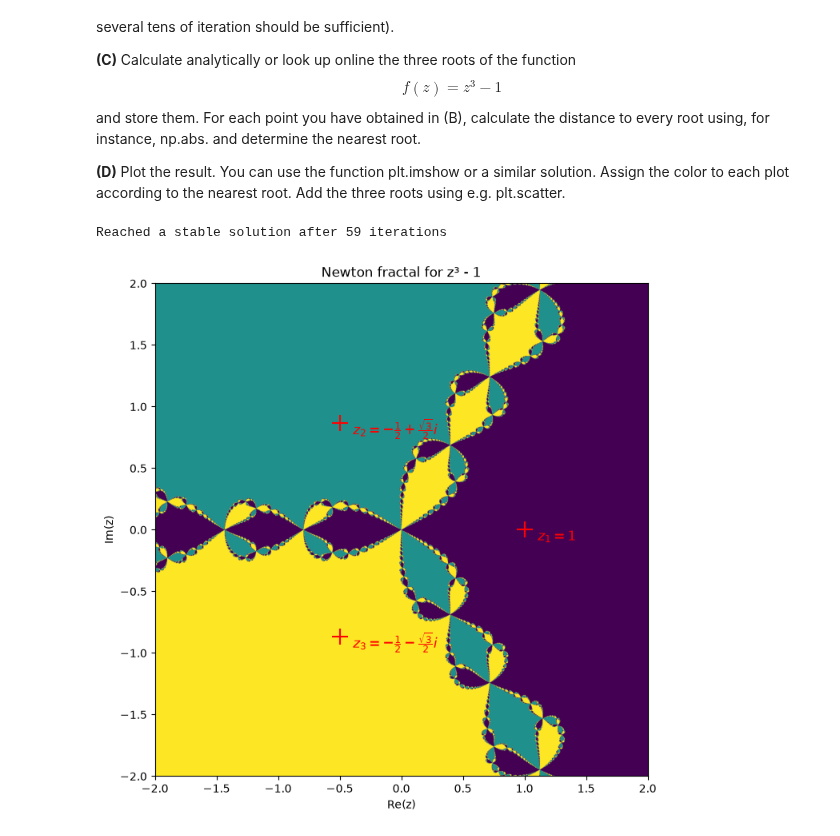
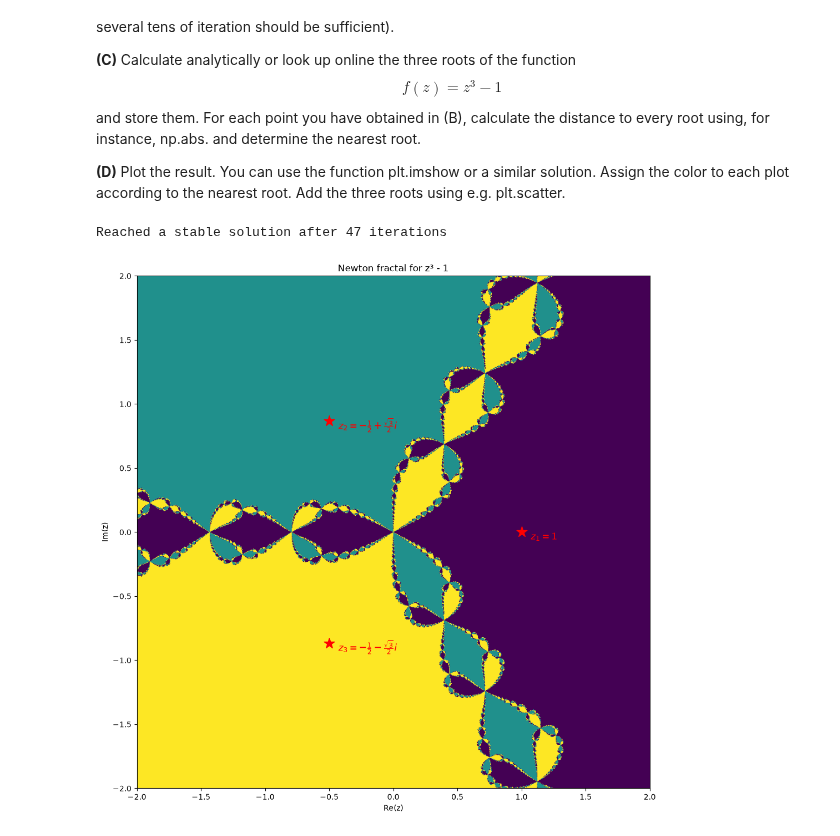
Before and after one commit to MarcusFri/NumAstro2026W_MarcusFrischherz_08225094, a Jupyter notebook: Exercise_sheet_3.ipynb, the cells around one changed output. Saved outputs shown, nothing was run; the diff lists cells and outputs as text; code cells hidden in the pictures.

```diff
--- a/Exercise_sheet_3.ipynb
+++ b/Exercise_sheet_3.ipynb
@@ -285,18 +285,18 @@ In the lecture, we discussed the Newton fractal. The aim of this exercise is to
 import matplotlib.pyplot as plt
 import numpy as np
 
-grid = np.linspace(-2, 2, 2000)
-A, B = np.meshgrid(grid, grid)
+grid = np.linspace(-2, 2, 1000)     # using an even number of points I avoid the origin (0, 0j)
+A, B = np.meshgrid(grid, grid)      # where I would have division by zero
 
-Z = A + B * 1j
+Z = A + B * 1j                      # 2D array of starting points in the complex number plane
 
-x1 = 1 + 0j
-x2 = -0.5 + np.sqrt(3) / 2 * 1j
+x1 = 1 + 0j                         # first root, easy to guess
+x2 = -0.5 + np.sqrt(3) / 2 * 1j     # other two root follow from separating the first root
 x3 = -0.5 - np.sqrt(3) / 2 * 1j
-xr = [x1.real, x2.real, x3.real]
+xr = [x1.real, x2.real, x3.real]    # xr, xi used for the scatter plot of the 3 analytic roots
 xi = [x1.imag, x2.imag, x3.imag]
 
-def frac(C):
+def frac(C):                        # Newton-Raphson
     return C - (C**3 - 1) / (3 * C**2)
 
 iter = 0
@@ -304,55 +304,59 @@ nearest = np.zeros_like(Z, dtype=int)
 for i in range(100):
     iter += 1
     Z = frac(Z)
-
-    if np.all(abs(Z**3 - 1) < 1e-8):
+                                    # 100 iteration is the safety net
+                                    # but when all points are close enough to satisfying the equation
+                                    # we break the iteration
+    if np.all(abs(Z**3 - 1) < 1e-6):
         print(f'Reached a stable solution after {iter} iterations')
         break
 
-dist_x1 = abs(Z - x1)
-dist_x2 = abs(Z - x2)
-dist_x3 = abs(Z - x3)
-mask1 = (dist_x1 < dist_x2) & (dist_x1 < dist_x3)
-mask2 = (dist_x2 < dist_x3) & (dist_x2 < dist_x1)
-mask3 = (dist_x3 < dist_x1) & (dist_x3 < dist_x2)
+dist_x1 = abs(Z - x1)               # distances to roots
+dist_x2 = abs(Z - x2)               # NB: for showing the fractal, there exists a much nicer way:
+dist_x3 = abs(Z - x3)               # set up an array angle = arg(Z)
+mask1 = (dist_x1 < dist_x2) & (dist_x1 < dist_x3)   # this will point into 0, 120°, -120°
+mask2 = (dist_x2 < dist_x3) & (dist_x2 < dist_x1)   # and gives the same pretty image
+mask3 = (dist_x3 < dist_x1) & (dist_x3 < dist_x2)   # without these cumbersome distances and masks
 nearest[mask1] = 1
 nearest[mask2] = 2
 nearest[mask3] = 3
 
+#print(nearest)
+
 labels = [
     r'$z_1 = 1$',
-    r'$z_2 = -\frac{1}{2} + \frac{\sqrt{3}}{2}i$',
+    r'$z_2 = -\frac{1}{2} + \frac{\sqrt{3}}{2}i$',  # r (raw) strings escape special characters used in the LaTex formulae
     r'$z_3 = -\frac{1}{2} - \frac{\sqrt{3}}{2}i$'
 ]
 
-plt.figure(figsize=(8, 8))
+plt.figure(figsize=(12, 12))
 
-plt.imshow(
+plt.imshow(                         # imshow() would show me pixel coordinates
     nearest,
-    extent=[-2, 2, -2, 2],
-    origin="lower",
+    extent=[-2, 2, -2, 2],          # with extent I scale to my actual coordinates
+    origin="lower",                 # and imshow() puts the origin by default in the upper left corner
+    cmap='viridis',
     alpha=1
 )
-
-plt.scatter(xr, xi, c='red', s=200, marker='+')
-
+#plt.colorbar(label="index of root")    # we could put a colorbar, but it is not really helpful here
+                                    # mark the analytical roots
+plt.scatter(xr, xi, c='red', s=200, marker='*')
 
 for j in range(3):
-    plt.annotate(
+    plt.annotate(                   # and give them nice labels
         labels[j],
         (xr[j], xi[j]),
         xytext=(12, -10),
         textcoords='offset points',
         fontsize=12,
-        color='red'
+        color='red',
         )
 
-#plt.colorbar(label="index of root")
 plt.xlabel("Re(z)")
 plt.ylabel("Im(z)")
 plt.title("Newton fractal for z³ - 1")
 
 plt.show()
 # %% [output]
-Reached a stable solution after 59 iterations
+Reached a stable solution after 47 iterations
-[figure, old version]
+[figure, new version]
```
Also changed, not shown: parts of 2 cells of this notebook.
